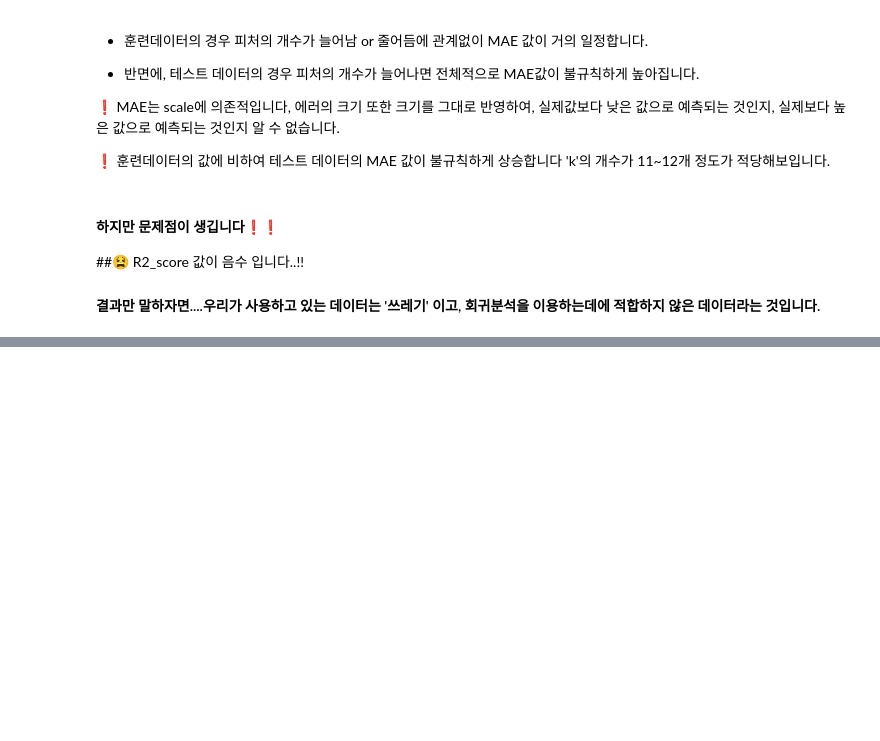
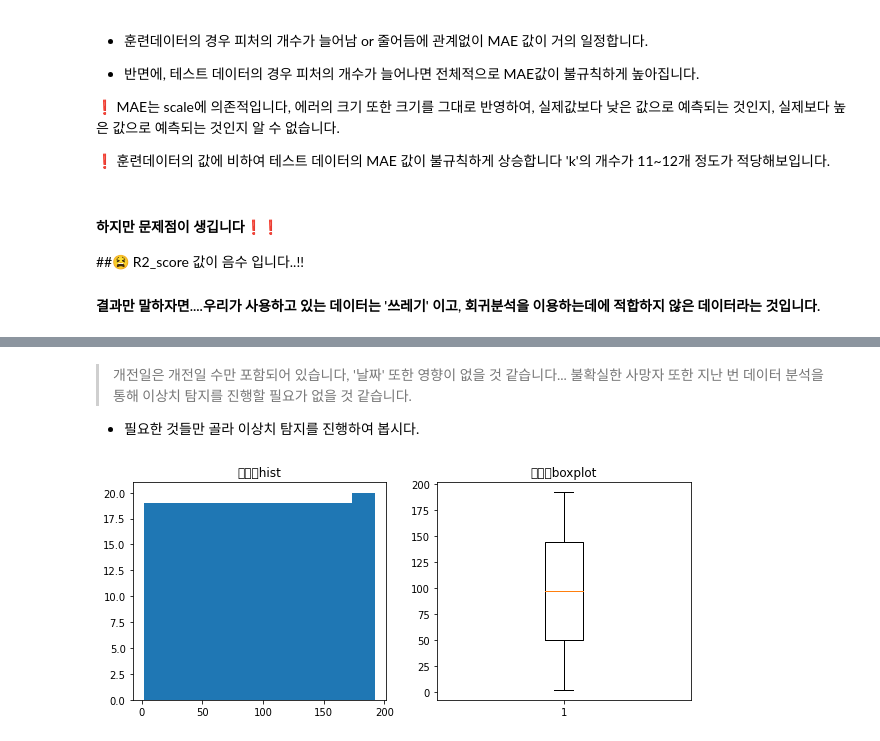
Before and after one commit to 00150/AI_07_JYP_Project_section_02, a Jupyter notebook: 🌏_우크라이나_vs_러시아_전쟁_분석_(feat_디테일하게_).ipynb, the cells around one changed output, grey strips where cells are left out. Drawn from its saved outputs; the diff is of its cells as text; code cells hidden in the pictures; blank space fills up the shorter version.

```diff
--- a/🌏_우크라이나_vs_러시아_전쟁_분석_(feat_디테일하게_).ipynb
+++ b/🌏_우크라이나_vs_러시아_전쟁_분석_(feat_디테일하게_).ipynb
@@ -342,0 +377,18 @@ plt.show()
+# %%
+# 이상치를 확인하기 한 plot 함수 생성
+
+# 확인해보고자 하는 df와 col 입력하기.
+def plots(df, col):
+  # 총 2개의 그래프를 같이볼 것입니다. (1행 2열)
+  fig, ax = plt.subplots(1,2, figsize= (10,4))
+
+
+  # 첫번째 그래프는 hist 타입
+  ax[0].hist(df[col])
+  ax[0].set_title(col + 'hist')
+
+
+  # 두번째 그래프는 boxplot 타입
+  ax[1].boxplot(df[col])
+  ax[1].set_title(col + 'boxplot')
+  plt.show()
@@ -342,0 +402,9 @@ plt.show()
+# %% [markdown]
+> 개전일은 개전일 수만 포함되어 있습니다, '날짜' 또한 영향이 없을 것 같습니다... </br>
+  불확실한 사망자 또한 지난 번 데이터 분석을 통해 이상치 탐지를 진행할 필요가 없을 것 같습니다. </br>
+
+ * 필요한 것들만 골라 이상치 탐지를 진행하여 봅시다.
+# %%
+plots(df,'개전일')
+# %% [output]
+[figure, added]
```
Also changed, not shown: parts of 7 cells of this notebook.
